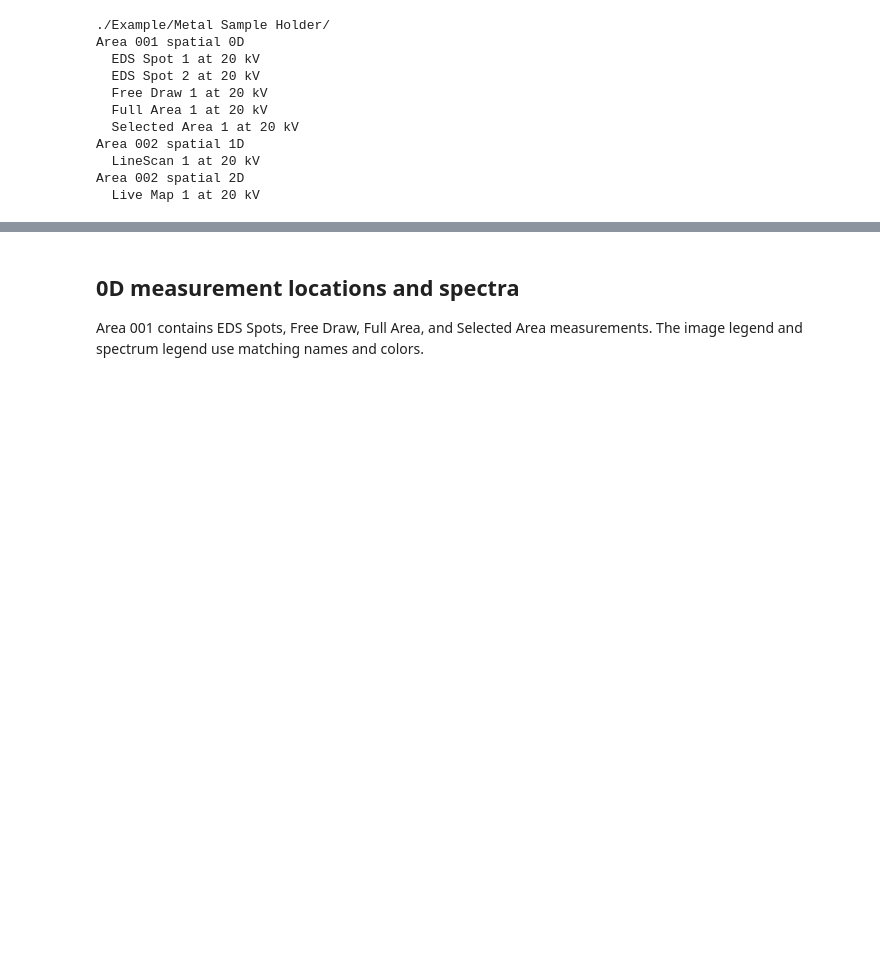
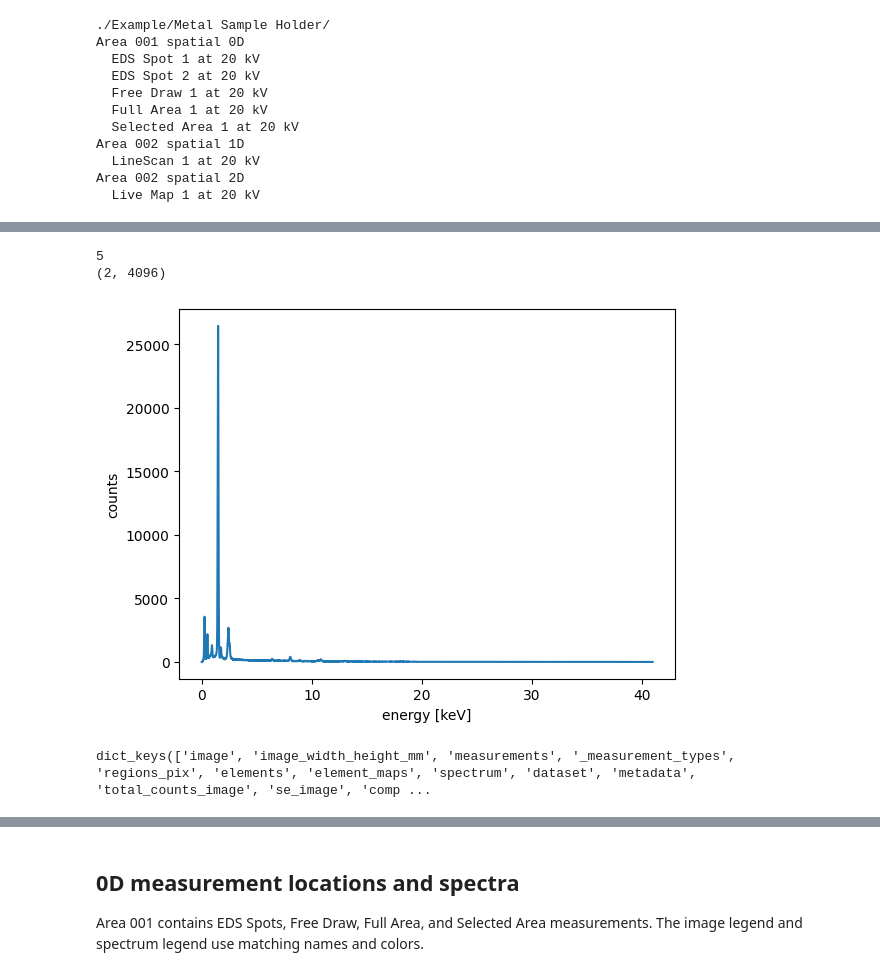
Before and after one commit to kernke/microscopy_data_analysis, a Jupyter notebook: examples/EDX_example/example.ipynb, the cells around one changed output, grey strips where cells are left out. Cells and saved outputs as stored; diff of their text form; code cells hidden in the pictures; blank space fills up the shorter version.

```diff
--- a/examples/EDX_example/example.ipynb
+++ b/examples/EDX_example/example.ipynb
@@ -43,0 +83,22 @@ Area 002 spatial 2D
+# %%
+# the raw data, can be obtained for spatial 0D via the key "spectrum"
+# which is a list of the (here 5) measurements
+print(len(exp["Area 001 spatial 0D"]["spectrum"]))
+# and each element contains as a np.array the x and y axis of the spectrum
+print(np.shape(exp["Area 001 spatial 0D"]["spectrum"][0]))
+
+x,y=exp["Area 001 spatial 0D"]["spectrum"][0]
+plt.plot(x,y)
+plt.xlabel("energy [keV]")
+plt.ylabel("counts")
+plt.show()
+# %% [output]
+5
+(2, 4096)
+[figure, added]
+# %%
+# A similar structur is applied to the 1D and 2D data as well.
+# However, instead of "spectrum" the key for the raw-data is "dataset"
+exp["Area 002 spatial 1D"].keys()
+# %% [output]
+dict_keys(['image', 'image_width_height_mm', 'measurements', '_measurement_types', 'regions_pix', 'elements', 'element_maps', 'spectrum', 'dataset', 'metadata', 'total_counts_image', 'se_image', 'comp ...
```
Also changed, not shown: parts of 15 cells of this notebook, 2 other files.
